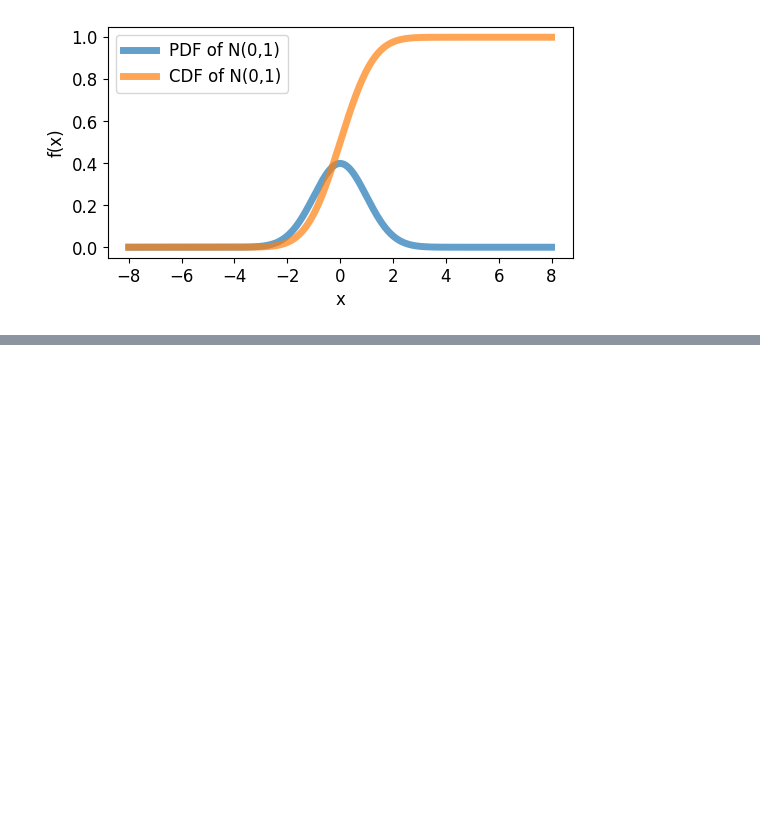
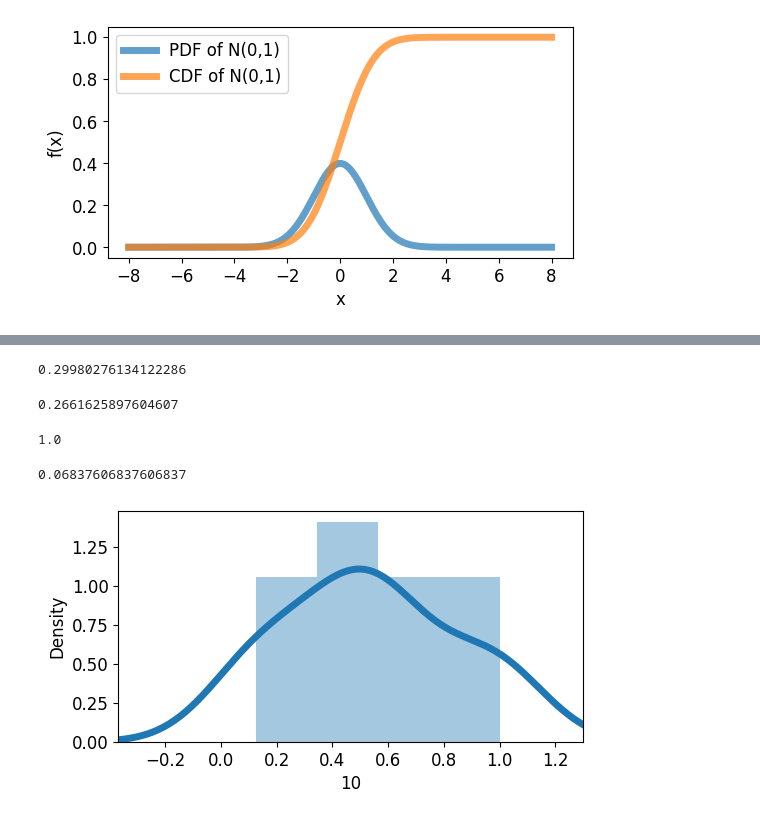
Before and after one commit to formegusto/pattern-recognition, a Jupyter notebook: 07.Distribution.ipynb, the cells around one changed output, grey strips where cells are left out. Drawn from its saved outputs; the diff is of its cells as text; code cells hidden in the pictures; blank space fills up the shorter version.

```diff
--- a/07.Distribution.ipynb
+++ b/07.Distribution.ipynb
@@ -74,0 +194,22 @@ plt.show()
+# %%
+dpp = datas[datas.columns.difference(['date', 'year', 'month', 'day'])]
+dpp = dpp
+
+# Scaler 선택
+# STD, MIN, MAX, ROBUST
+selScaler = "MAX"
+
+scaler = StandardScaler()
+if selScaler == "STD":
+    scaler = StandardScaler()
+elif selScaler == "MIN":
+    scaler = MinMaxScaler()
+elif selScaler == "MAX":
+    scaler = MaxAbsScaler()
+elif selScaler == "ROBUST":
+    scaler = RobustScaler()
+
+dpp = pd.DataFrame(scaler.fit_transform(dpp))
+
+dpp.index = datas['date']
+dpp
@@ -74,0 +232,3 @@ plt.show()
+# %%
+m_15 = dpp[1].values.tolist()
+m_15
@@ -74,0 +249,29 @@ plt.show()
+# %%
+mu = np.mean(m_15)
+sigma = np.std(m_15)
+max = np.max(m_15)
+min = np.min(m_15)
+# %%
+mu
+# %% [output]
+0.29980276134122286
+# %%
+sigma
+# %% [output]
+0.2661625897604607
+# %%
+max
+# %% [output]
+1.0
+# %%
+min
+# %% [output]
+0.06837606837606837
+# %%
+idx = 10
+sns.distplot(dpp[idx])
+plt.xlim(-min - mu, 1 + mu)
+plt.ylim()
+plt.show()
+# %% [output]
+[figure, added]
```
Also changed, not shown: parts of 15 cells of this notebook, 1 other file.
